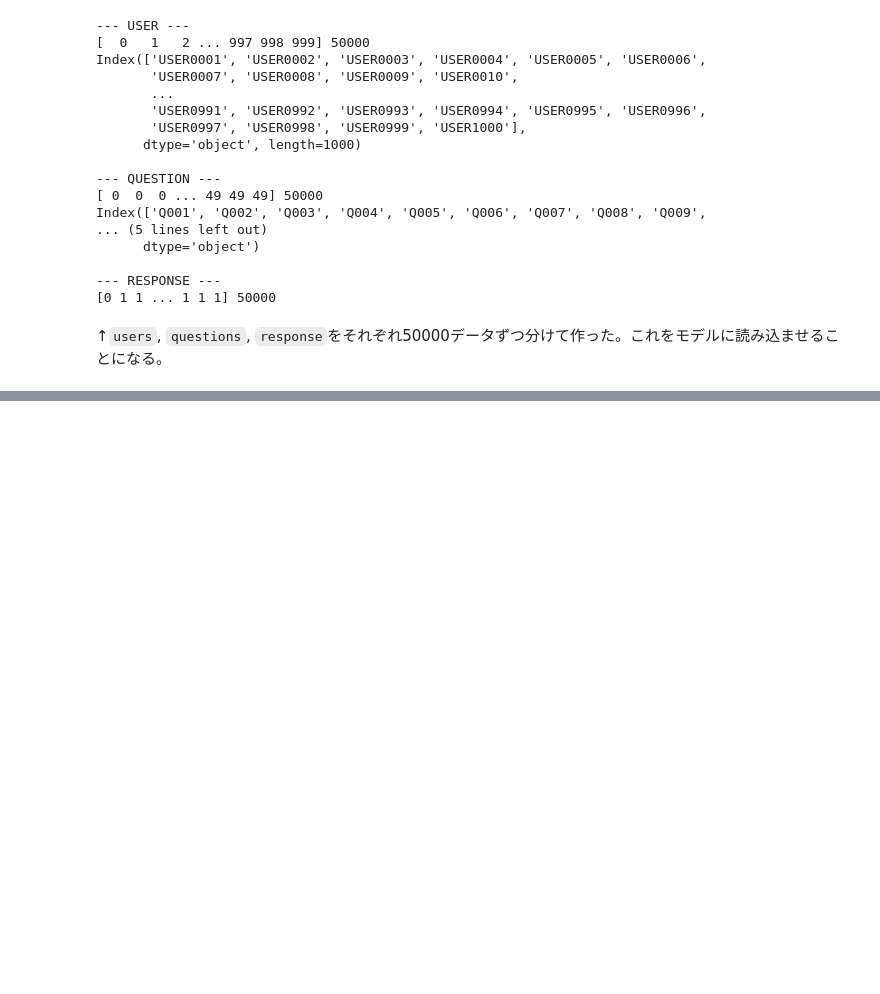
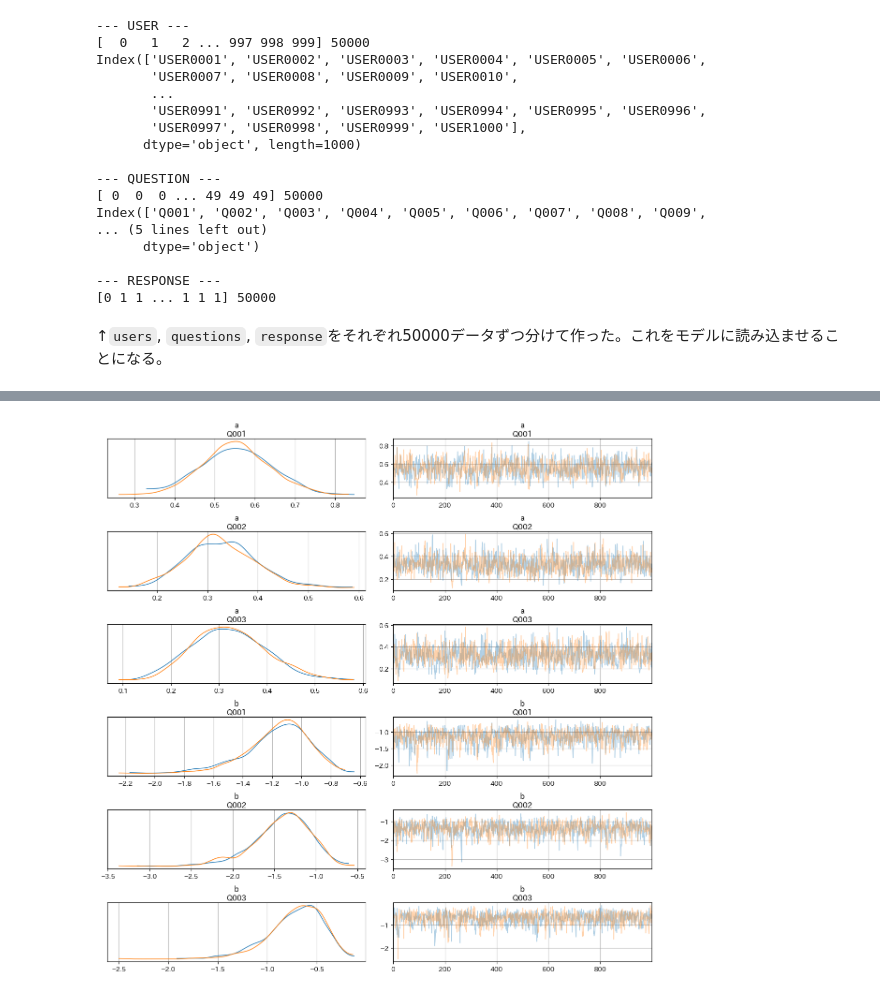
Before and after one commit to makkimaki/python-bayes-intro, a Jupyter notebook: すらすらベイズ写経_3−3_【IRT_evaluation】.ipynb, the cells around one changed output, grey strips where cells are left out. Saved outputs shown, nothing was run; the diff lists cells and outputs as text; code cells hidden in the pictures; blank space fills up the shorter version.

```diff
--- a/すらすらベイズ写経_3−3_【IRT_evaluation】.ipynb
+++ b/すらすらベイズ写経_3−3_【IRT_evaluation】.ipynb
@@ -203,3 +203,8 @@ g = pm.model_to_graphviz(model1)
 display(g)
 # %% [output]
 [drawing not drawn]
+# %%
+%%time
+
+with model1:
+    idata1 = pm.sample(random_seed=42)
@@ -205,0 +216,11 @@ display(g)
+# %%
+coords_q = {"question": ["Q001", "Q002", "Q003"]}
+az.plot_trace(
+    idata1, var_names=["a", "b"],
+    coords=coords_q,
+    compact=False
+)
+plt.tight_layout()
+plt.show()
+# %% [output]
+[figure, added]
```
Also changed, not shown: parts of 9 cells of this notebook.
